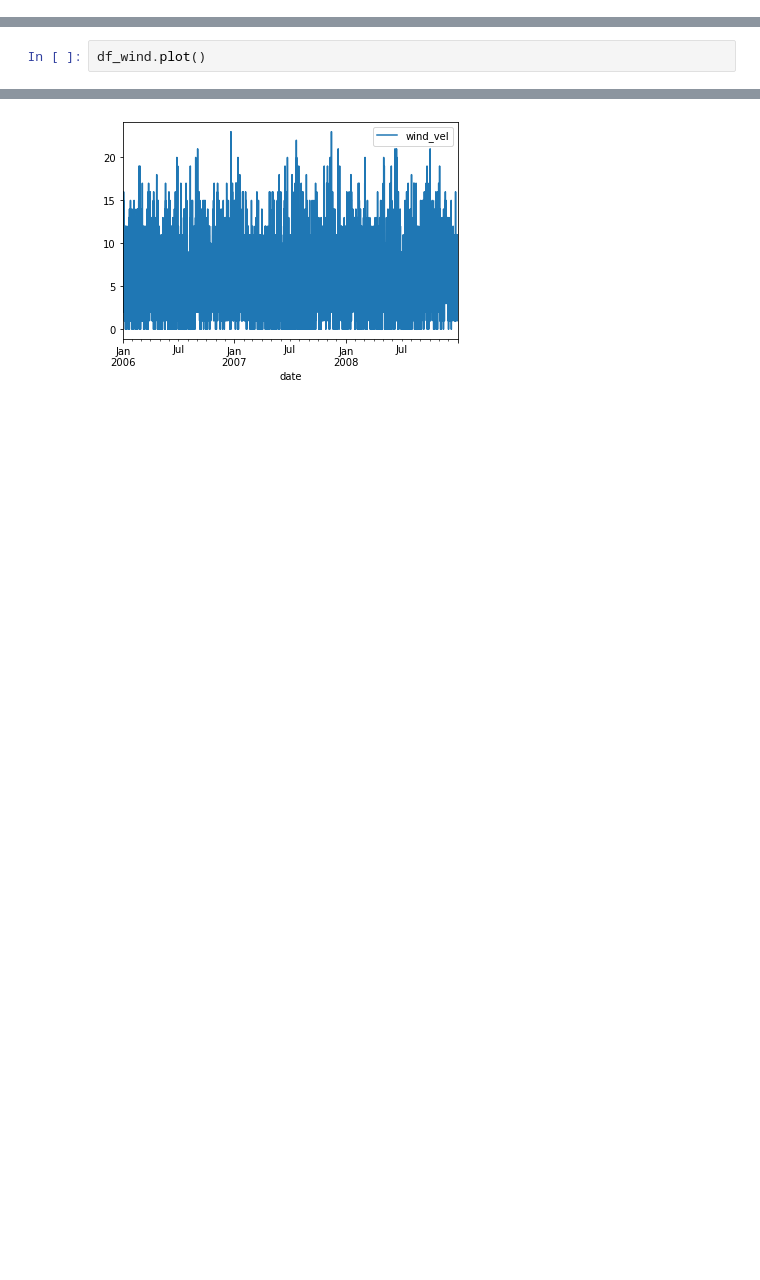
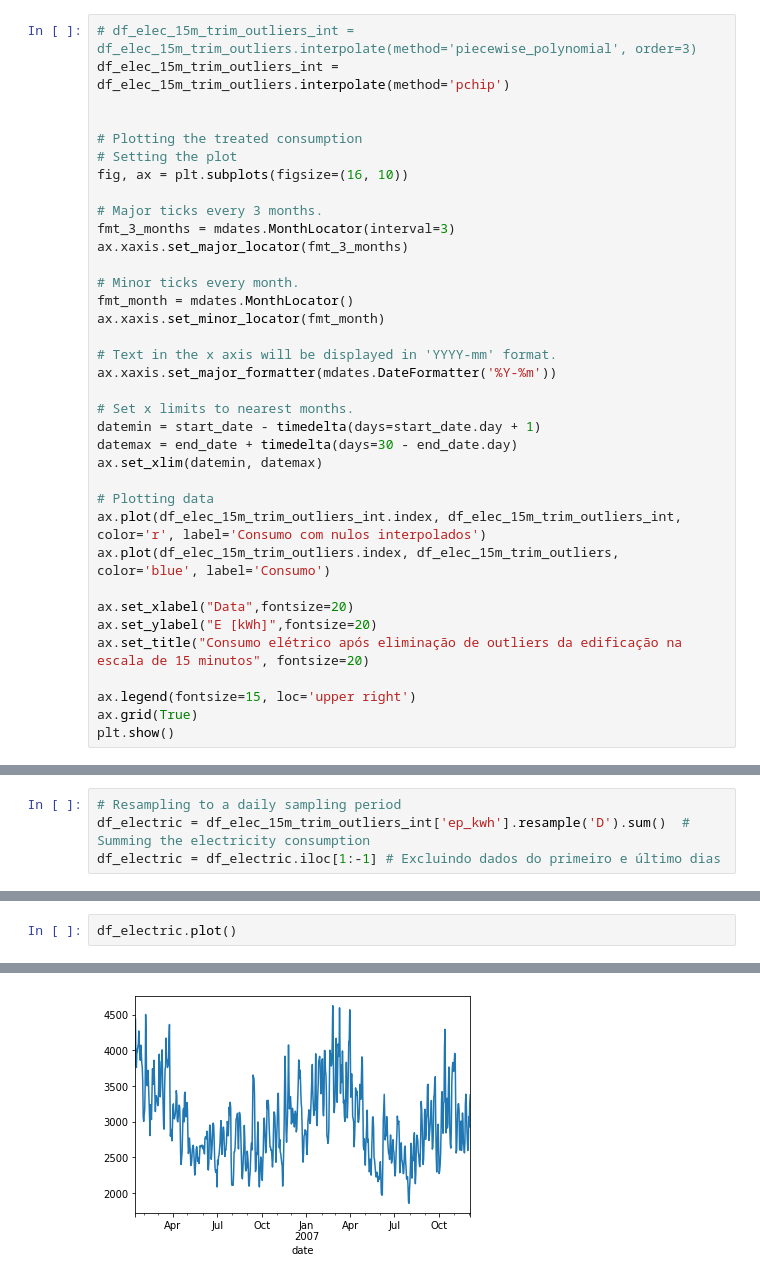
Before and after one commit to vitoramr/Energy_consumption_forecasting, a Jupyter notebook: forecast_model.ipynb, the cells around one changed output, grey strips where cells are left out. Cells and saved outputs as stored; diff of their text form; blank space fills up the shorter version.

```diff
--- a/forecast_model.ipynb
+++ b/forecast_model.ipynb
@@ -64,0 +263,36 @@ df_wind.describe()
+# %%
+# df_elec_15m_trim_outliers_int = df_elec_15m_trim_outliers.interpolate(method='piecewise_polynomial', order=3)
+df_elec_15m_trim_outliers_int = df_elec_15m_trim_outliers.interpolate(method='pchip')
+
+
+# Plotting the treated consumption
+# Setting the plot
+fig, ax = plt.subplots(figsize=(16, 10))
+
+# Major ticks every 3 months.
+fmt_3_months = mdates.MonthLocator(interval=3)
+ax.xaxis.set_major_locator(fmt_3_months)
+
+# Minor ticks every month.
+fmt_month = mdates.MonthLocator()
+ax.xaxis.set_minor_locator(fmt_month)
+
+# Text in the x axis will be displayed in 'YYYY-mm' format.
+ax.xaxis.set_major_formatter(mdates.DateFormatter('%Y-%m'))
+
+# Set x limits to nearest months.
+datemin = start_date - timedelta(days=start_date.day + 1)
+datemax = end_date + timedelta(days=30 - end_date.day)
+ax.set_xlim(datemin, datemax)
+
+# Plotting data
+ax.plot(df_elec_15m_trim_outliers_int.index, df_elec_15m_trim_outliers_int, color='r', label='Consumo com nulos interpolados')
+ax.plot(df_elec_15m_trim_outliers.index, df_elec_15m_trim_outliers, color='blue', label='Consumo')
+
+ax.set_xlabel("Data",fontsize=20)
+ax.set_ylabel("E [kWh]",fontsize=20)
+ax.set_title("Consumo elétrico após eliminação de outliers da edificação na escala de 15 minutos", fontsize=20)
+
+ax.legend(fontsize=15, loc='upper right')
+ax.grid(True)
+plt.show()
@@ -64,0 +328,4 @@ df_wind.describe()
+# %%
+# Resampling to a daily sampling period
+df_electric = df_elec_15m_trim_outliers_int['ep_kwh'].resample('D').sum()  # Summing the electricity consumption
+df_electric = df_electric.iloc[1:-1] # Excluindo dados do primeiro e último dias
@@ -65,3 +394,3 @@ df_wind.describe()
 # %%
-df_wind.plot()
+df_electric.plot()
 # %% [output]
@@ -69 +398 @@ df_wind.plot()
-[figure, old version]
+[figure, new version]
```
Also changed, not shown: parts of 33 cells of this notebook, 1 other file.
